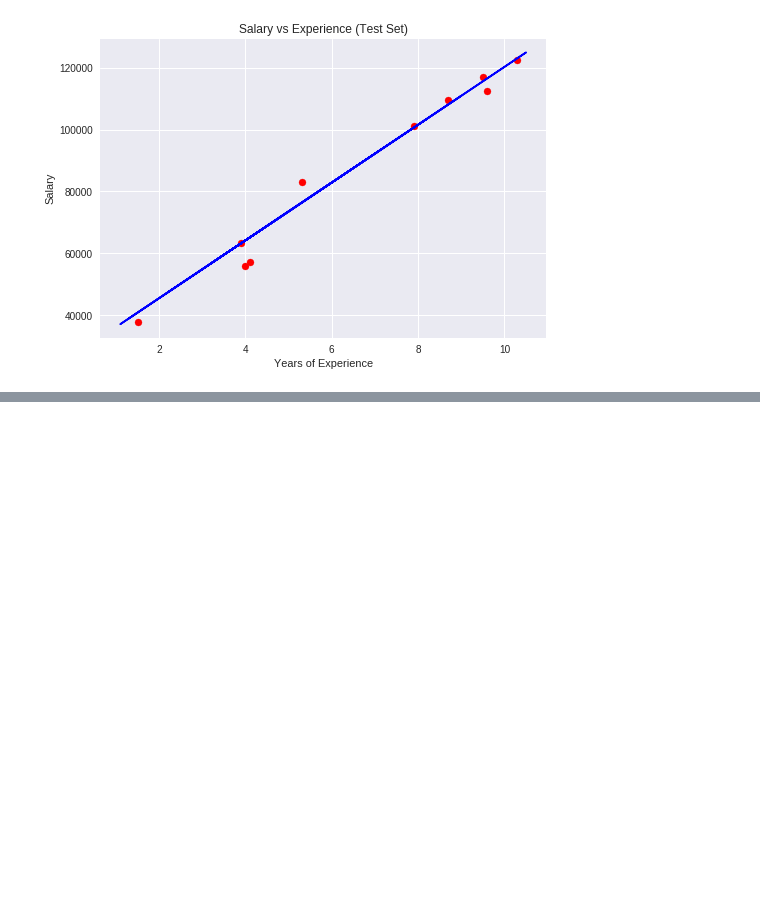
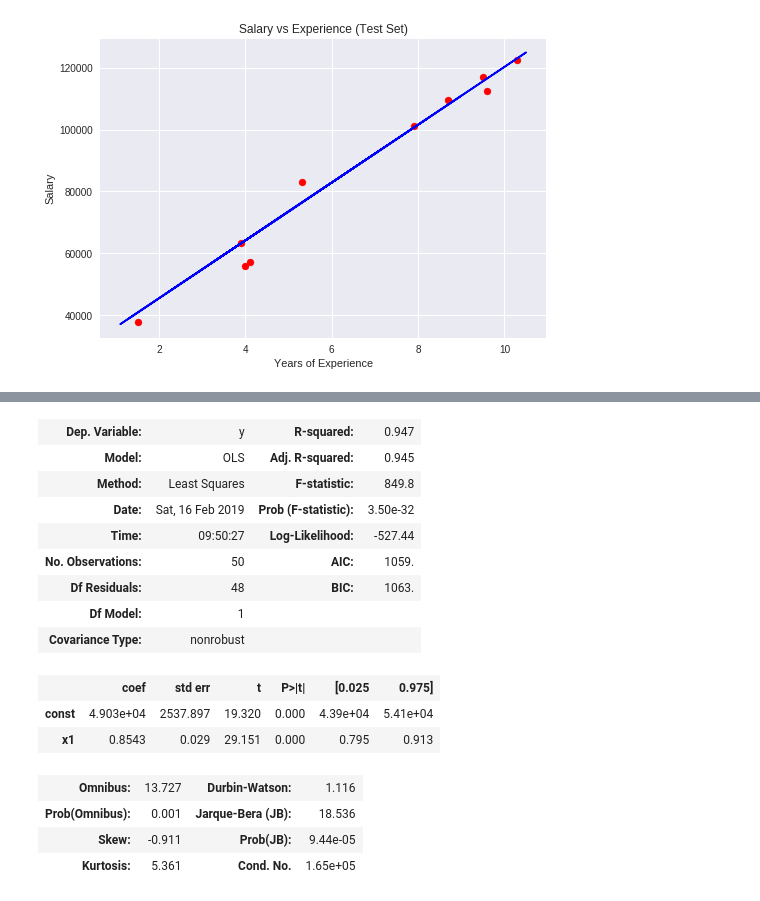
Before and after one commit to princekiran/machine_learning, a Jupyter notebook: machine_learning.ipynb, the cells around one changed output, grey strips where cells are left out. Saved outputs shown, nothing was run; the diff lists cells and outputs as text; code cells hidden in the pictures; blank space fills up the shorter version.

```diff
--- a/machine_learning.ipynb
+++ b/machine_learning.ipynb
@@ -126,5 +126,22 @@ regressor.fit(X_train, y_train)
 # Predicting the Test set results
 y_pred = regressor.predict(X_test)
 
-print(y_pred)
+# Building the optimal Model using Backward Elimination
+import statsmodels.formula.api as sm
+X = np.append(arr = np.ones((50, 1)).astype(int), values = X, axis = 1)
+X_opt = X[:, [0,1,2,3,4,5]]
+regressor_OLS = sm.OLS(endog = y, exog =X_opt).fit()
+regressor_OLS.summary()
+X_opt = X[:, [0,1,3,4,5]]
+regressor_OLS = sm.OLS(endog = y, exog =X_opt).fit()
+regressor_OLS.summary()
+X_opt = X[:, [0,3,4,5]]
+regressor_OLS = sm.OLS(endog = y, exog =X_opt).fit()
+regressor_OLS.summary()
+X_opt = X[:, [0,3,5]]
+regressor_OLS = sm.OLS(endog = y, exog =X_opt).fit()
+regressor_OLS.summary()
+X_opt = X[:, [0,3]]
+regressor_OLS = sm.OLS(endog = y, exog =X_opt).fit()
+regressor_OLS.summary()
 # %% [output]
@@ -136,0 +152,16 @@ In case you used a LabelEncoder before this OneHotEncoder to convert the categor
+| Dep. Variable: | y | R-squared: | 0.947 |
+| Model: | OLS | Adj. R-squared: | 0.945 |
+| Method: | Least Squares | F-statistic: | 849.8 |
+| Date: | Sat, 16 Feb 2019 | Prob (F-statistic): | 3.50e-32 |
+| Time: | 09:50:27 | Log-Likelihood: | -527.44 |
+| No. Observations: | 50 | AIC: | 1059. |
+| Df Residuals: | 48 | BIC: | 1063. |
+| Df Model: | 1 |  |  |
+| Covariance Type: | nonrobust |  |  |
+|  | coef | std err | t | P>|t| | [0.025 | 0.975] |
+| const | 4.903e+04 | 2537.897 | 19.320 | 0.000 | 4.39e+04 | 5.41e+04 |
+| x1 | 0.8543 | 0.029 | 29.151 | 0.000 | 0.795 | 0.913 |
+| Omnibus: | 13.727 | Durbin-Watson: | 1.116 |
+| Prob(Omnibus): | 0.001 | Jarque-Bera (JB): | 18.536 |
+| Skew: | -0.911 | Prob(JB): | 9.44e-05 |
+| Kurtosis: | 5.361 | Cond. No. | 1.65e+05 |
```
Also changed, not shown: parts of 1 cell of this notebook.
